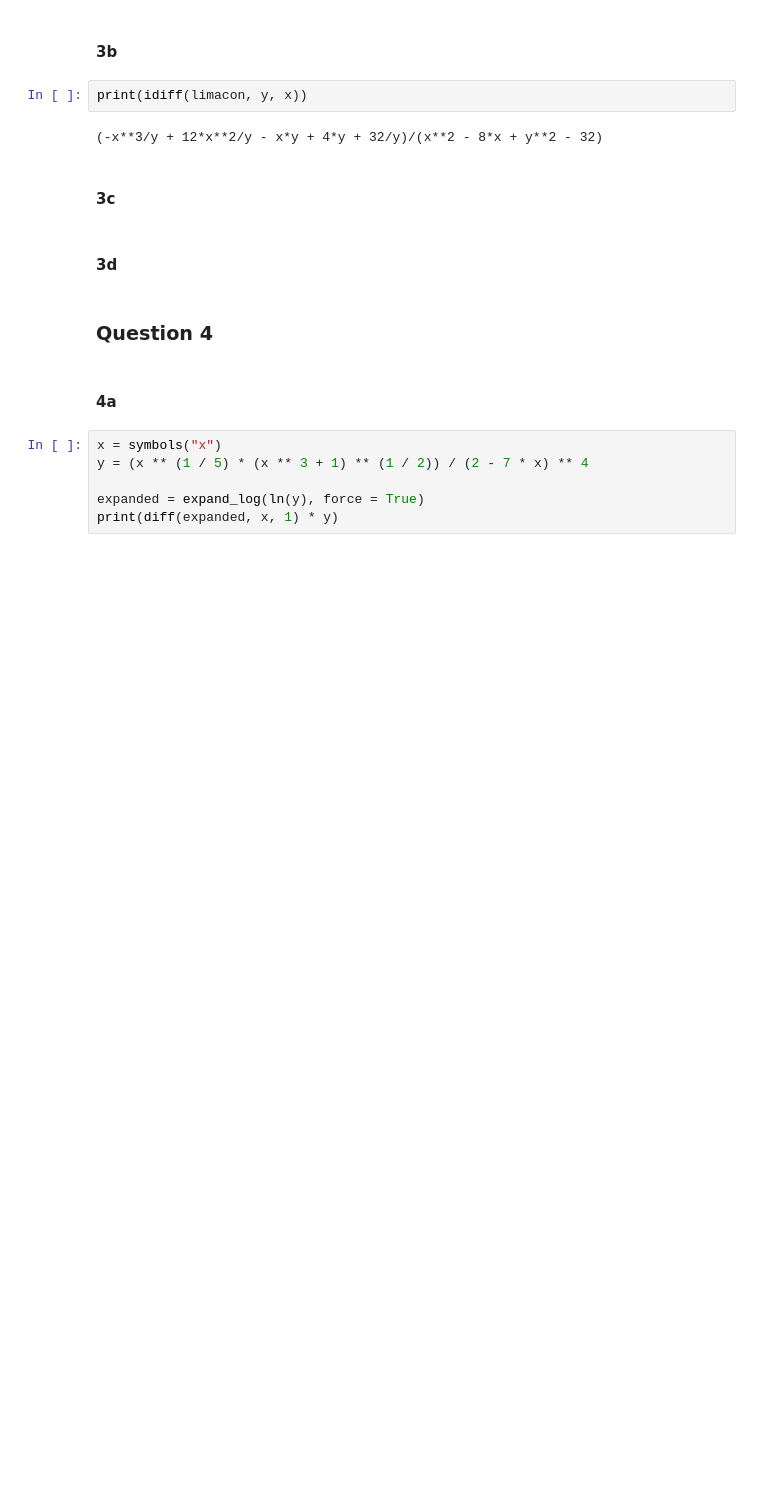
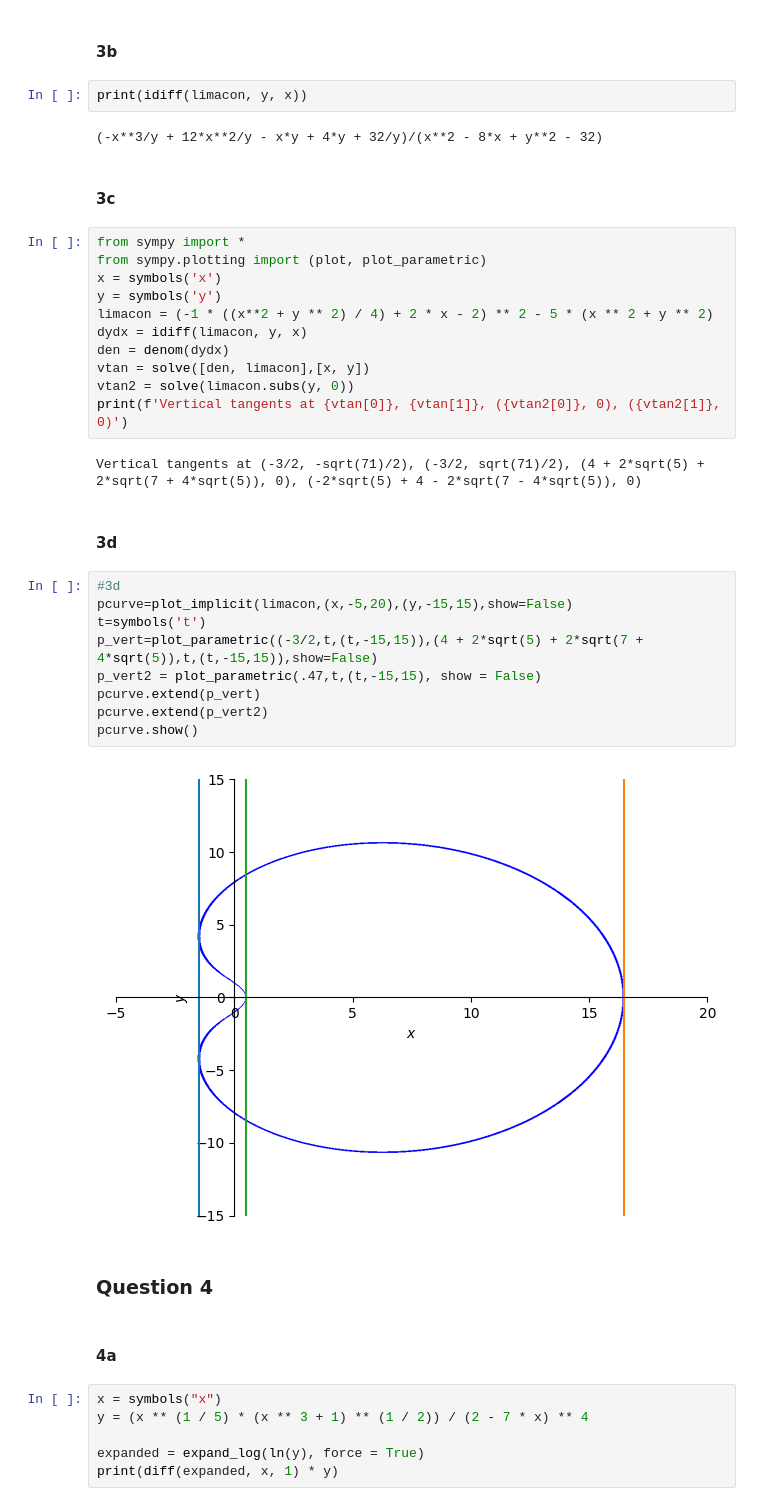
Before and after one commit to kleithegreat/second-brain, a Jupyter notebook: tamu/MATH 151/repos/Python Lab 6/Lab6temp_151_22C.ipynb, the cells around one changed output. Saved outputs shown, nothing was run; the diff lists cells and outputs as text; blank space fills up the shorter version.

```diff
--- a/tamu/MATH 151/repos/Python Lab 6/Lab6temp_151_22C.ipynb
+++ b/tamu/MATH 151/repos/Python Lab 6/Lab6temp_151_22C.ipynb
@@ -99,8 +99,32 @@ print(idiff(limacon, y, x))
 (-x**3/y + 12*x**2/y - x*y + 4*y + 32/y)/(x**2 - 8*x + y**2 - 32)
 # %% [markdown]
 #### 3c
+# %%
+from sympy import *
+from sympy.plotting import (plot, plot_parametric)
+x = symbols('x')
+y = symbols('y')
+limacon = (-1 * ((x**2 + y ** 2) / 4) + 2 * x - 2) ** 2 - 5 * (x ** 2 + y ** 2)
+dydx = idiff(limacon, y, x)
+den = denom(dydx)
+vtan = solve([den, limacon],[x, y])
+vtan2 = solve(limacon.subs(y, 0))
+print(f'Vertical tangents at {vtan[0]}, {vtan[1]}, ({vtan2[0]}, 0), ({vtan2[1]}, 0)')
+# %% [output]
+Vertical tangents at (-3/2, -sqrt(71)/2), (-3/2, sqrt(71)/2), (4 + 2*sqrt(5) + 2*sqrt(7 + 4*sqrt(5)), 0), (-2*sqrt(5) + 4 - 2*sqrt(7 - 4*sqrt(5)), 0)
 # %% [markdown]
 #### 3d
+# %%
+#3d
+pcurve=plot_implicit(limacon,(x,-5,20),(y,-15,15),show=False)
+t=symbols('t')
+p_vert=plot_parametric((-3/2,t,(t,-15,15)),(4 + 2*sqrt(5) + 2*sqrt(7 + 4*sqrt(5)),t,(t,-15,15)),show=False)
+p_vert2 = plot_parametric(.47,t,(t,-15,15), show = False)
+pcurve.extend(p_vert)
+pcurve.extend(p_vert2)
+pcurve.show()
+# %% [output]
+[figure, added]
 # %% [markdown]
 ### Question 4
 # %% [markdown]
```
Also changed, not shown: 2 other files.
